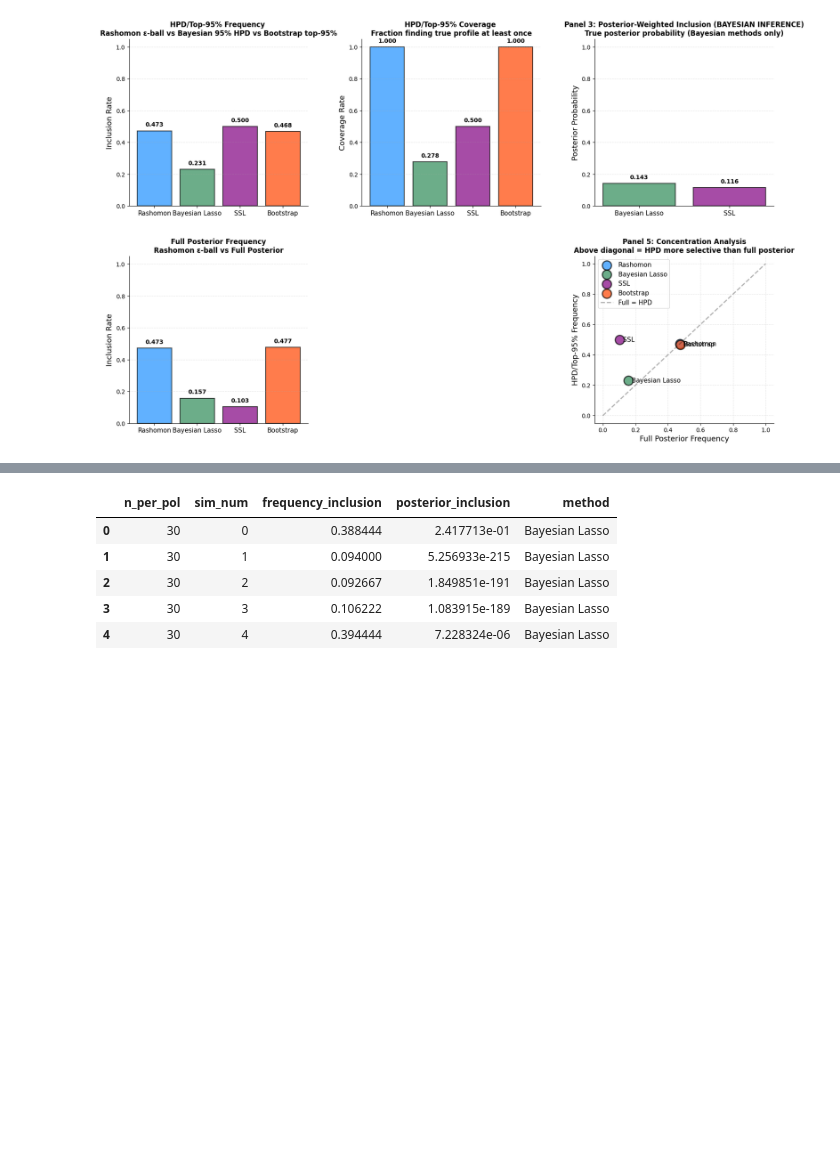
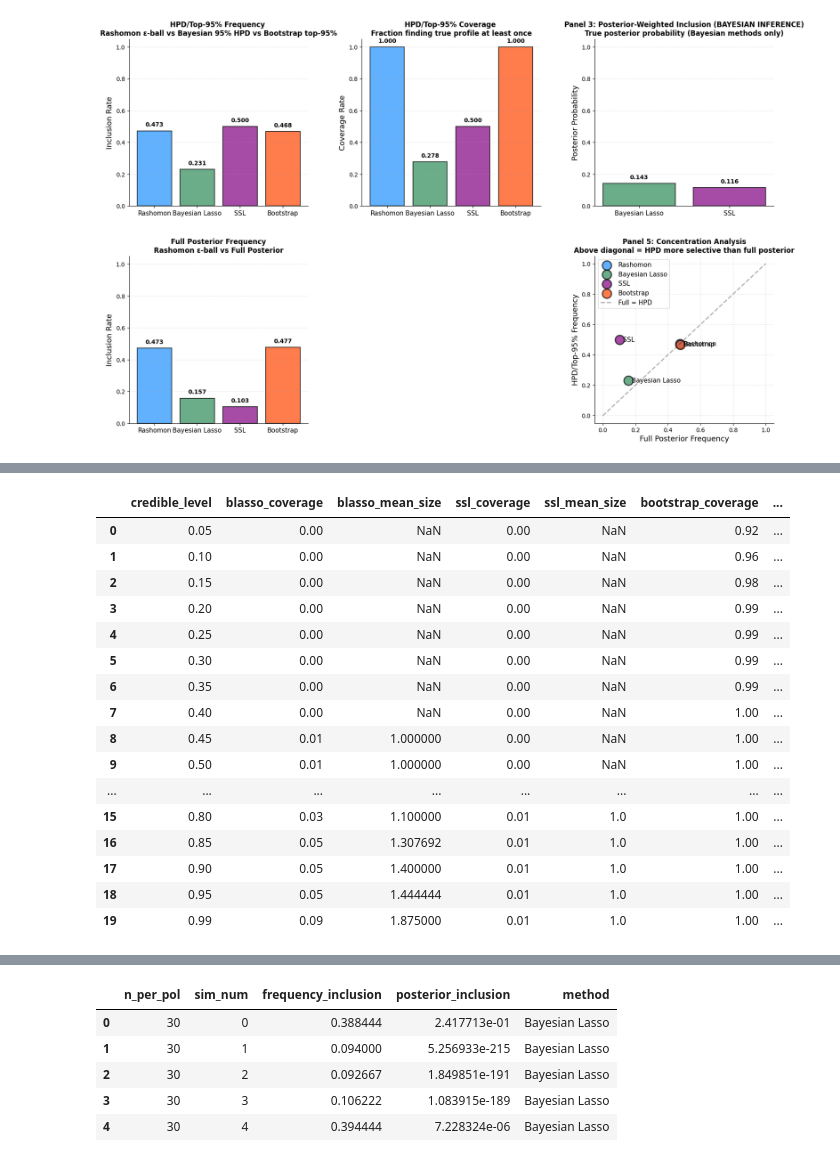
Before and after one commit to AparaV/rashomon-partition-sets, a Jupyter notebook: Code/analyze_posterior_comparison.ipynb, the cells around one changed output, grey strips where cells are left out. Saved outputs shown, nothing was run; the diff lists cells and outputs as text; code cells hidden in the pictures; blank space fills up the shorter version.

```diff
--- a/Code/analyze_posterior_comparison.ipynb
+++ b/Code/analyze_posterior_comparison.ipynb
@@ -738,0 +789,63 @@ plt.show()
+# %%
+# Compute coverage and sample size for different credible interval sizes
+credible_levels = list(np.arange(0.05, 1, 0.05)) + [0.99]
+# credible_levels = [0.5, 0.9]
+
+# Store results
+results_by_level = {
+    'credible_level': [],
+    'blasso_coverage': [],
+    'blasso_mean_size': [],
+    'ssl_coverage': [],
+    'ssl_mean_size': [],
+    'bootstrap_coverage': [],
+    'bootstrap_mean_size': []
+}
+
+for level in credible_levels:
+    print(f"Computing for credible level {level:.0%}...")
+
+    # Bayesian Lasso
+    blasso_presence_level, blasso_coverage_level = compute_hpd_binary_presence(
+        blasso_df, true_best_profile, credible_mass=level
+    )
+    _, _, blasso_size_level, blasso_freq = compute_hpd_frequency2(
+        blasso_df, true_best_profile, credible_mass=level
+    )
+
+    # SSL
+    ssl_presence_level, ssl_coverage_level = compute_hpd_binary_presence(
+        ssl_df, true_best_profile, credible_mass=level
+    )
+    _, _, ssl_size_level, ssl_freq = compute_hpd_frequency2(
+        ssl_df, true_best_profile, credible_mass=level
+    )
+
+    # Bootstrap
+    bootstrap_presence_level, bootstrap_coverage_level = compute_top_k_binary_presence(
+        bootstrap_samples_df, true_best_profile, 'penalized_loss', k_fraction=level
+    )
+    # Count samples in top-K
+    bootstrap_samples_copy = bootstrap_samples_df.copy()
+    bootstrap_samples_copy = bootstrap_samples_copy.sort_values(
+        ['n_per_pol', 'sim_num', 'penalized_loss'], ascending=[True, True, True]
+    )
+    bootstrap_samples_copy['rank'] = bootstrap_samples_copy.groupby(['n_per_pol', 'sim_num']).cumcount()
+    total_per_sim = bootstrap_samples_copy.groupby(['n_per_pol', 'sim_num']).size().reset_index(name='total')
+    total_per_sim['k_threshold'] = (total_per_sim['total'] * level).astype(int)
+    bootstrap_mean_size = total_per_sim['k_threshold'].mean()
+
+    # Store results
+    results_by_level['credible_level'].append(level)
+    results_by_level['blasso_coverage'].append(blasso_presence_level["hpd_binary_presence"].sum() / 100)
+    results_by_level['blasso_mean_size'].append(blasso_freq["hpd_size"].mean())
+    results_by_level['ssl_coverage'].append(ssl_presence_level["hpd_binary_presence"].sum() / 100)
+    results_by_level['ssl_mean_size'].append(ssl_freq['hpd_size'].mean())
+    results_by_level['bootstrap_coverage'].append(bootstrap_presence_level["topk_binary_presence"].mean())
+    results_by_level['bootstrap_mean_size'].append(bootstrap_mean_size)
+
+# Convert to DataFrame
+credible_analysis_df = pd.DataFrame(results_by_level)
+print("\nDone!")
+credible_analysis_df
+# %% [output]
@@ -738,0 +869,17 @@ plt.show()
+|  | credible_level | blasso_coverage | blasso_mean_size | ssl_coverage | ssl_mean_size | bootstrap_coverage | ... |
+| 0 | 0.05 | 0.00 | NaN | 0.00 | NaN | 0.92 | ... |
+| 1 | 0.10 | 0.00 | NaN | 0.00 | NaN | 0.96 | ... |
+| 2 | 0.15 | 0.00 | NaN | 0.00 | NaN | 0.98 | ... |
+| 3 | 0.20 | 0.00 | NaN | 0.00 | NaN | 0.99 | ... |
+| 4 | 0.25 | 0.00 | NaN | 0.00 | NaN | 0.99 | ... |
+| 5 | 0.30 | 0.00 | NaN | 0.00 | NaN | 0.99 | ... |
+| 6 | 0.35 | 0.00 | NaN | 0.00 | NaN | 0.99 | ... |
+| 7 | 0.40 | 0.00 | NaN | 0.00 | NaN | 1.00 | ... |
+| 8 | 0.45 | 0.01 | 1.000000 | 0.00 | NaN | 1.00 | ... |
+| 9 | 0.50 | 0.01 | 1.000000 | 0.00 | NaN | 1.00 | ... |
+| ... | ... | ... | ... | ... | ... | ... | ... |
+| 15 | 0.80 | 0.03 | 1.100000 | 0.01 | 1.0 | 1.00 | ... |
+| 16 | 0.85 | 0.05 | 1.307692 | 0.01 | 1.0 | 1.00 | ... |
+| 17 | 0.90 | 0.05 | 1.400000 | 0.01 | 1.0 | 1.00 | ... |
+| 18 | 0.95 | 0.05 | 1.444444 | 0.01 | 1.0 | 1.00 | ... |
+| 19 | 0.99 | 0.09 | 1.875000 | 0.01 | 1.0 | 1.00 | ... |
```
Also changed, not shown: parts of 14 cells of this notebook.
